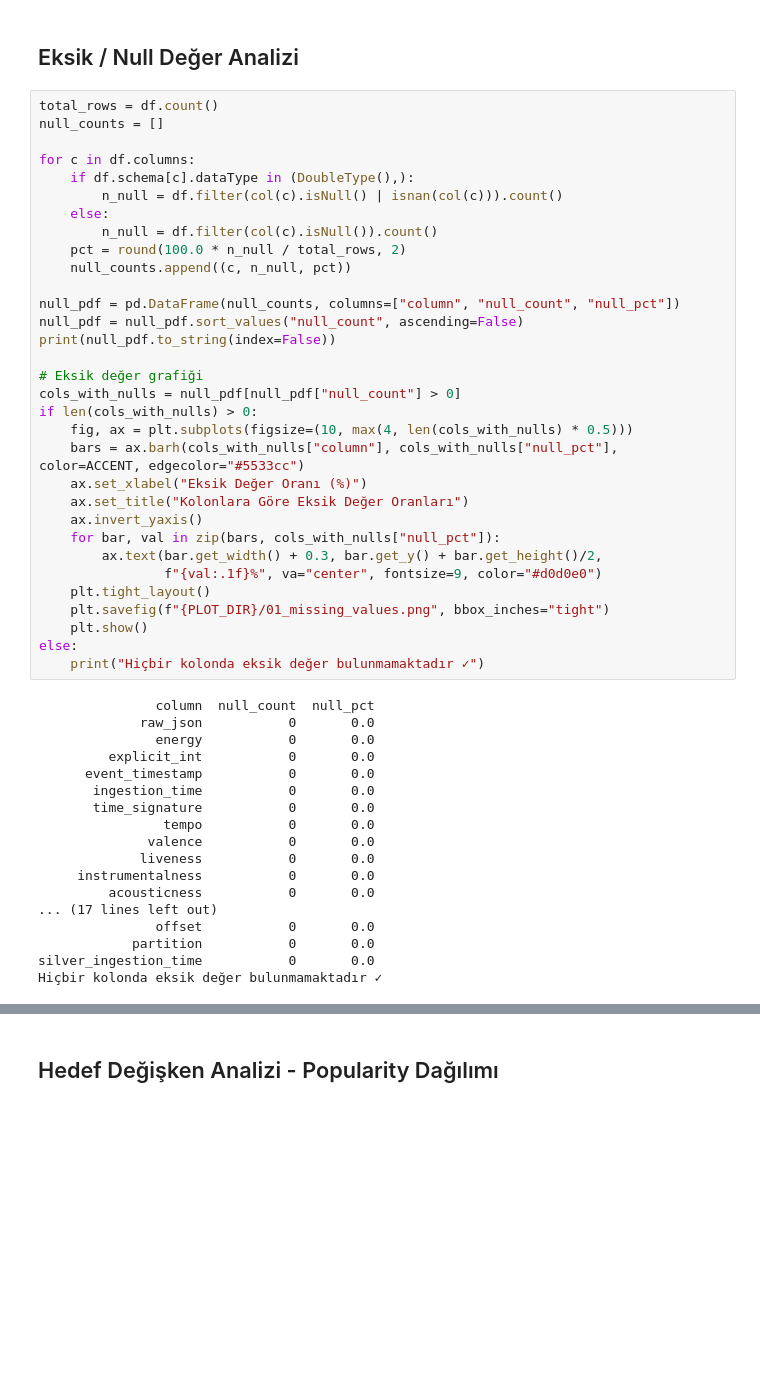
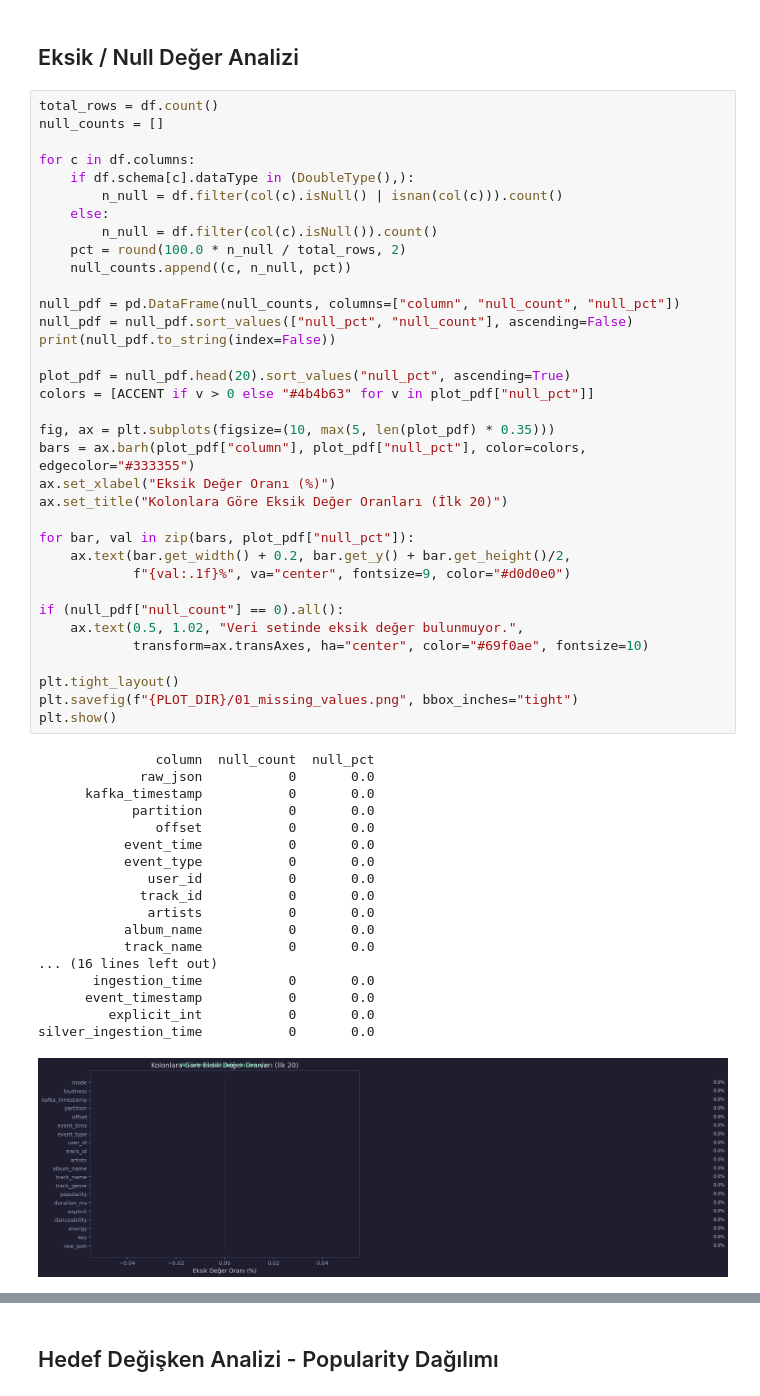
Before and after one commit to ErenEfeOrhan/Big-Data-Project-, a Jupyter notebook: notebooks/4_EDA.ipynb, the cells around one changed output, grey strips where cells are left out. Drawn from its saved outputs; the diff is of its cells as text; blank space fills up the shorter version.

```diff
--- a/notebooks/4_EDA.ipynb
+++ b/notebooks/4_EDA.ipynb
@@ -193,50 +224,54 @@ track_id             → 60,366 benzersiz değer
 # %%
 total_rows = df.count()
 null_counts = []
 
 for c in df.columns:
     if df.schema[c].dataType in (DoubleType(),):
         n_null = df.filter(col(c).isNull() | isnan(col(c))).count()
     else:
         n_null = df.filter(col(c).isNull()).count()
     pct = round(100.0 * n_null / total_rows, 2)
     null_counts.append((c, n_null, pct))
 
 null_pdf = pd.DataFrame(null_counts, columns=["column", "null_count", "null_pct"])
-null_pdf = null_pdf.sort_values("null_count", ascending=False)
+null_pdf = null_pdf.sort_values(["null_pct", "null_count"], ascending=False)
 print(null_pdf.to_string(index=False))
 
-# Eksik değer grafiği
-cols_with_nulls = null_pdf[null_pdf["null_count"] > 0]
-if len(cols_with_nulls) > 0:
-    fig, ax = plt.subplots(figsize=(10, max(4, len(cols_with_nulls) * 0.5)))
-    bars = ax.barh(cols_with_nulls["column"], cols_with_nulls["null_pct"], color=ACCENT, edgecolor="#5533cc")
-    ax.set_xlabel("Eksik Değer Oranı (%)")
-    ax.set_title("Kolonlara Göre Eksik Değer Oranları")
-    ax.invert_yaxis()
-    for bar, val in zip(bars, cols_with_nulls["null_pct"]):
-        ax.text(bar.get_width() + 0.3, bar.get_y() + bar.get_height()/2,
-                f"{val:.1f}%", va="center", fontsize=9, color="#d0d0e0")
-    plt.tight_layout()
-    plt.savefig(f"{PLOT_DIR}/01_missing_values.png", bbox_inches="tight")
-    plt.show()
-else:
-    print("Hiçbir kolonda eksik değer bulunmamaktadır ✓")
+plot_pdf = null_pdf.head(20).sort_values("null_pct", ascending=True)
+colors = [ACCENT if v > 0 else "#4b4b63" for v in plot_pdf["null_pct"]]
+
+fig, ax = plt.subplots(figsize=(10, max(5, len(plot_pdf) * 0.35)))
+bars = ax.barh(plot_pdf["column"], plot_pdf["null_pct"], color=colors, edgecolor="#333355")
+ax.set_xlabel("Eksik Değer Oranı (%)")
+ax.set_title("Kolonlara Göre Eksik Değer Oranları (İlk 20)")
+
+for bar, val in zip(bars, plot_pdf["null_pct"]):
+    ax.text(bar.get_width() + 0.2, bar.get_y() + bar.get_height()/2,
+            f"{val:.1f}%", va="center", fontsize=9, color="#d0d0e0")
+
+if (null_pdf["null_count"] == 0).all():
+    ax.text(0.5, 1.02, "Veri setinde eksik değer bulunmuyor.",
+            transform=ax.transAxes, ha="center", color="#69f0ae", fontsize=10)
+
+plt.tight_layout()
+plt.savefig(f"{PLOT_DIR}/01_missing_values.png", bbox_inches="tight")
+plt.show()
 # %% [output]
                column  null_count  null_pct
              raw_json           0       0.0
-               energy           0       0.0
+      kafka_timestamp           0       0.0
+            partition           0       0.0
+               offset           0       0.0
+           event_time           0       0.0
+           event_type           0       0.0
+              user_id           0       0.0
+             track_id           0       0.0
+              artists           0       0.0
+           album_name           0       0.0
+           track_name           0       0.0
+... (16 lines left out)
+       ingestion_time           0       0.0
+      event_timestamp           0       0.0
          explicit_int           0       0.0
-      event_timestamp           0       0.0
-       ingestion_time           0       0.0
-       time_signature           0       0.0
-                tempo           0       0.0
-              valence           0       0.0
-             liveness           0       0.0
-     instrumentalness           0       0.0
-         acousticness           0       0.0
-... (17 lines left out)
-               offset           0       0.0
-            partition           0       0.0
 silver_ingestion_time           0       0.0
-Hiçbir kolonda eksik değer bulunmamaktadır ✓
+[figure, added]
```
Also changed, not shown: parts of 22 cells of this notebook, 24 other files.
